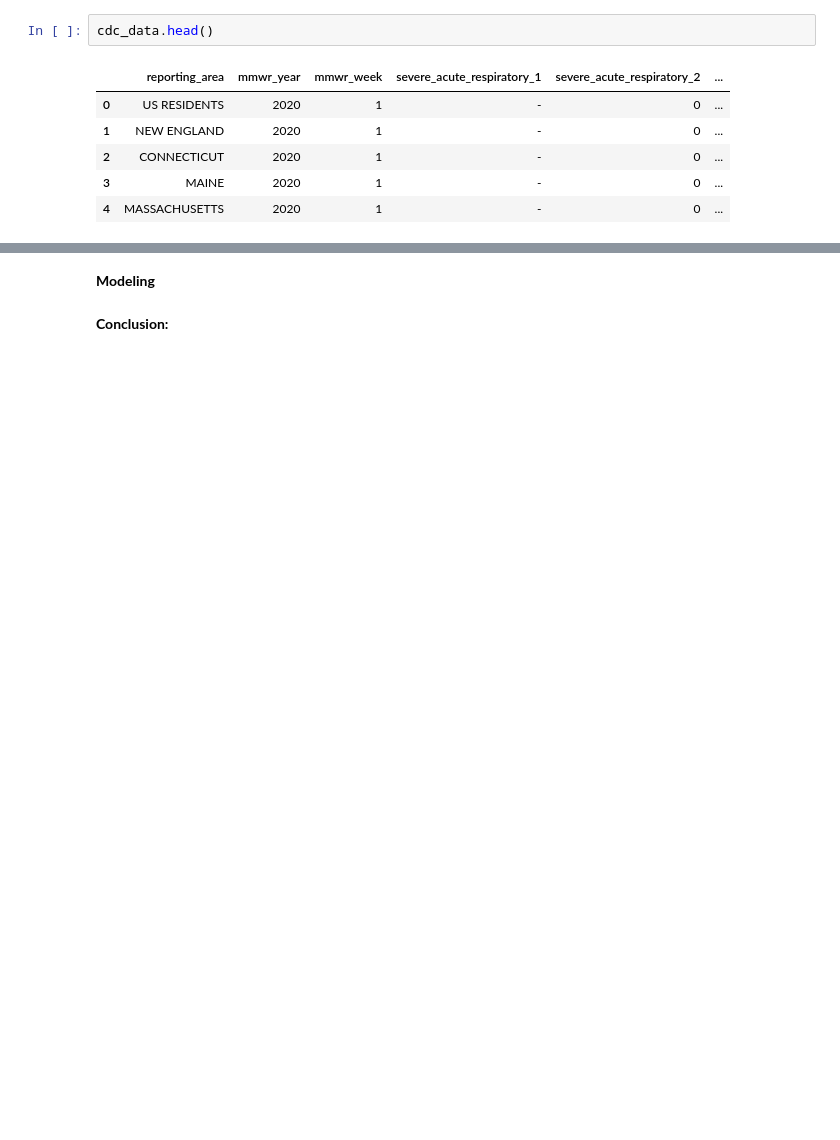
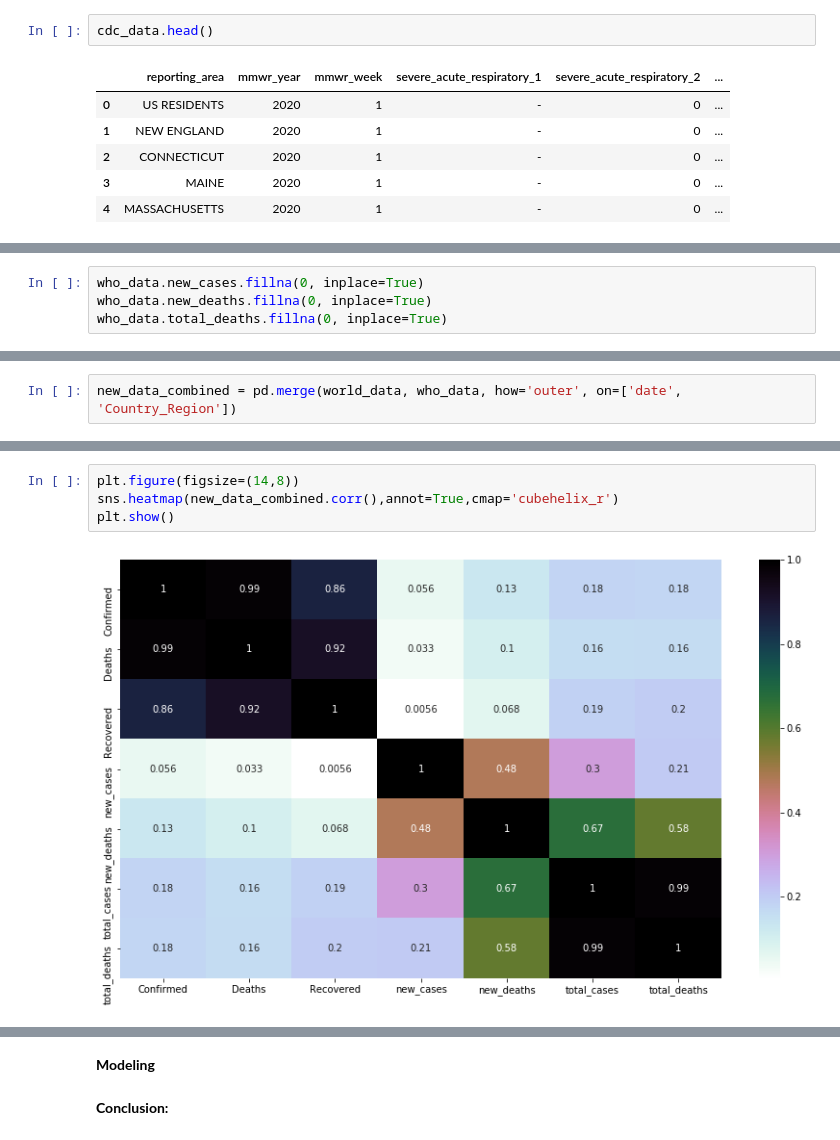
Before and after one commit to anushirahatti/covid-19-analysis, a Jupyter notebook: src/covid_19_analysis.ipynb, the cells around one changed output, grey strips where cells are left out. Saved outputs shown, nothing was run; the diff lists cells and outputs as text; blank space fills up the shorter version.

```diff
--- a/src/covid_19_analysis.ipynb
+++ b/src/covid_19_analysis.ipynb
@@ -44,0 +112,4 @@ cdc_data.head()
+# %%
+who_data.new_cases.fillna(0, inplace=True)
+who_data.new_deaths.fillna(0, inplace=True)
+who_data.total_deaths.fillna(0, inplace=True)
@@ -44,0 +228,2 @@ cdc_data.head()
+# %%
+new_data_combined = pd.merge(world_data, who_data, how='outer', on=['date', 'Country_Region'])
@@ -44,0 +258,6 @@ cdc_data.head()
+# %%
+plt.figure(figsize=(14,8))
+sns.heatmap(new_data_combined.corr(),annot=True,cmap='cubehelix_r')
+plt.show()
+# %% [output]
+[figure, added]
```
Also changed, not shown: parts of 29 cells of this notebook.
